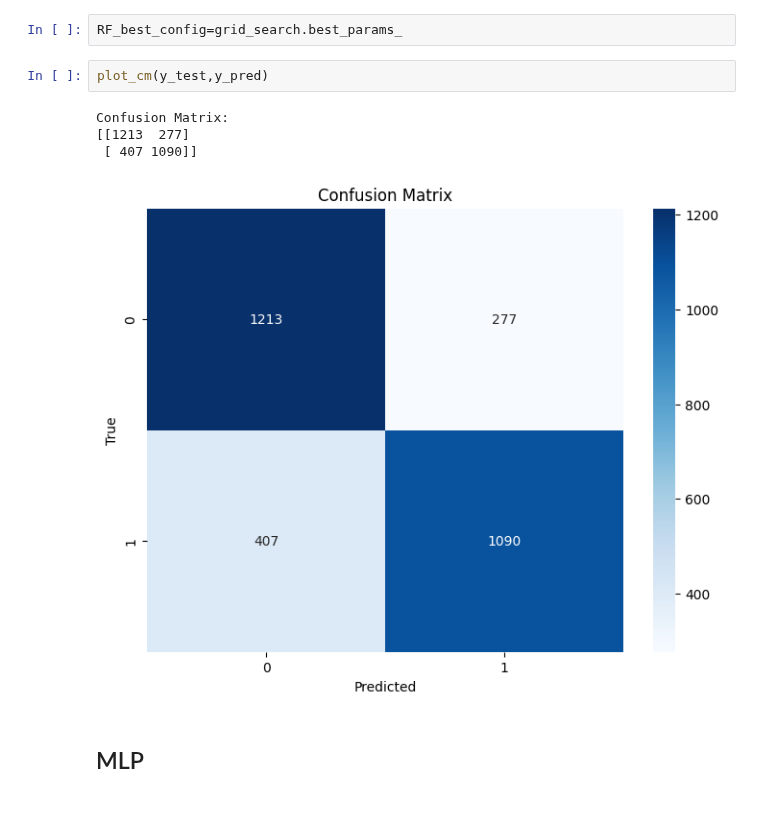
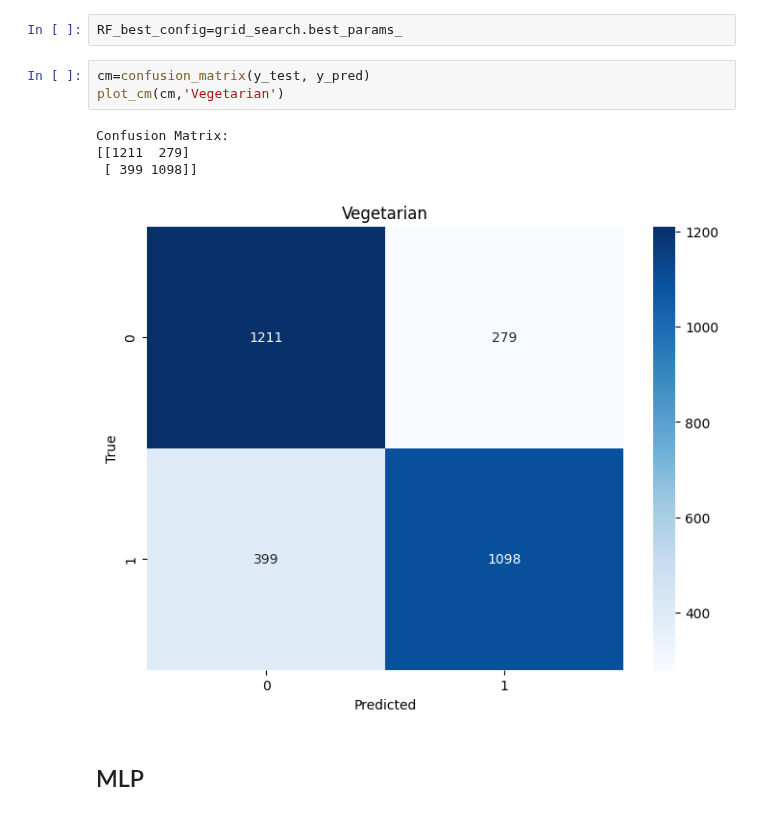
Before and after one commit to lavo2/HLT-Project, a Jupyter notebook: static_embeddings_classification.ipynb, the cells around one changed output. Cells and saved outputs as stored; diff of their text form.

```diff
--- a/static_embeddings_classification.ipynb
+++ b/static_embeddings_classification.ipynb
@@ -323,13 +324,14 @@ Best cross-validation score: 0.76
 weighted avg       0.77      0.77      0.77      2987
 # %%
 RF_best_config=grid_search.best_params_
-# %%
-plot_cm(y_test,y_pred)
-# %% [output]
-Confusion Matrix:
-[[1213  277]
- [ 407 1090]]
-[figure, removed]
+# %%
+cm=confusion_matrix(y_test, y_pred)
+plot_cm(cm,'Vegetarian')
+# %% [output]
+Confusion Matrix:
+[[1211  279]
+ [ 399 1098]]
+[figure, added]
 # %% [markdown]
 ## MLP
 # %%
```
Also changed, not shown: parts of 28 cells of this notebook.
